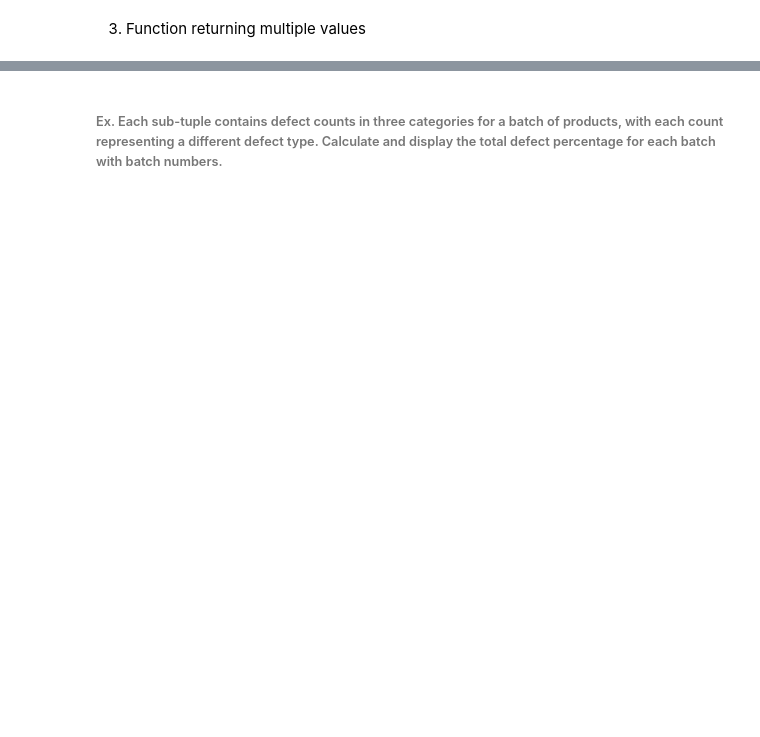
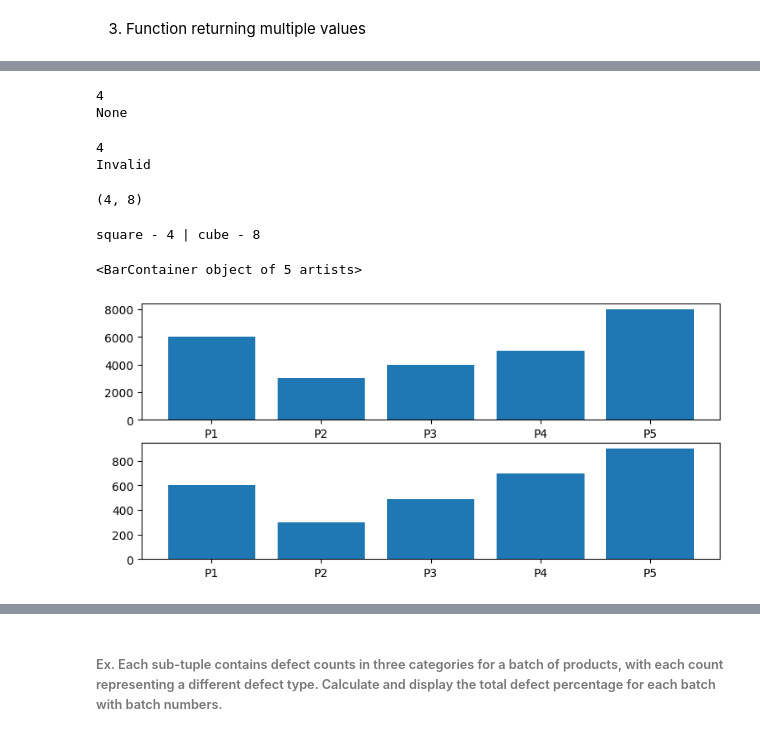
Before and after one commit to knowledge-corner/Oracle_Sept_25, a Jupyter notebook: classwork/Day - 2.ipynb, the cells around one changed output, grey strips where cells are left out. Saved outputs shown, nothing was run; the diff lists cells and outputs as text; code cells hidden in the pictures; blank space fills up the shorter version.

```diff
--- a/classwork/Day - 2.ipynb
+++ b/classwork/Day - 2.ipynb
@@ -238,0 +309,38 @@ ratings = ((4.5, 4.9, 3.4, 4, 4.3), (4.7, 4.3, 3.9, 4, 4.3), (4.8, 4.1, 4, 4, 4.
+# %%
+def func(num) :
+    if type(num) == int :
+        sq = num**2
+        return sq
+
+print(func(2))
+print(func("abc"))
+# %% [output]
+4
+None
+# %%
+def func(num) :
+    if type(num) == int :
+        sq = num**2
+        return sq
+    else:
+        return "Invalid"
+
+print(func(2))
+print(func("abc"))
+# %% [output]
+4
+Invalid
+# %%
+def func(num) :
+    sq = num**2
+    cube = num**3
+    return sq, cube # packing multiple values in a tuple
+
+print(func(2))
+# %% [output]
+(4, 8)
+# %%
+a, b = func(2) # unpacking to multiple value from the tuple
+print(f"square - {a} | cube - {b}")
+# %% [output]
+square - 4 | cube - 8
@@ -238,0 +349,12 @@ ratings = ((4.5, 4.9, 3.4, 4, 4.3), (4.7, 4.3, 3.9, 4, 4.3), (4.8, 4.1, 4, 4, 4.
+# %%
+import matplotlib.pyplot as plt # used data visualisation
+products = ["P1", "P2", "P3", "P4", "P5"]
+sales = [6000, 3000, 4000, 5000, 8000]
+profits = [600, 300, 490, 700, 900]
+
+fig, axes = plt.subplots(figsize = (9, 4), nrows=2) # application of unpaking of tuples
+axes[0].bar(products, sales)
+axes[1].bar(products, profits)
+# %% [output]
+<BarContainer object of 5 artists>
+[figure, added]
```
Also changed, not shown: parts of 46 cells of this notebook, 1 other file.
